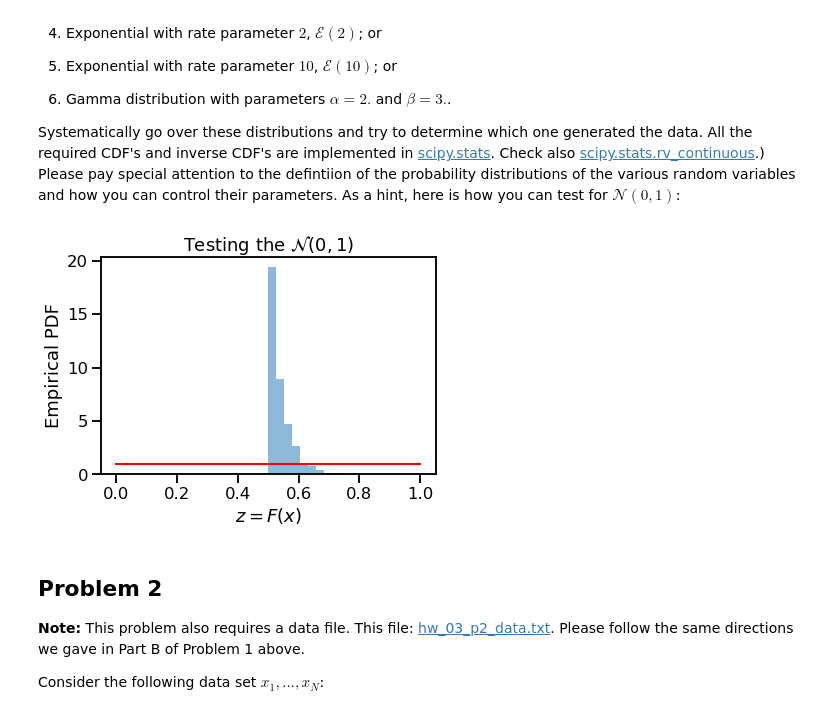
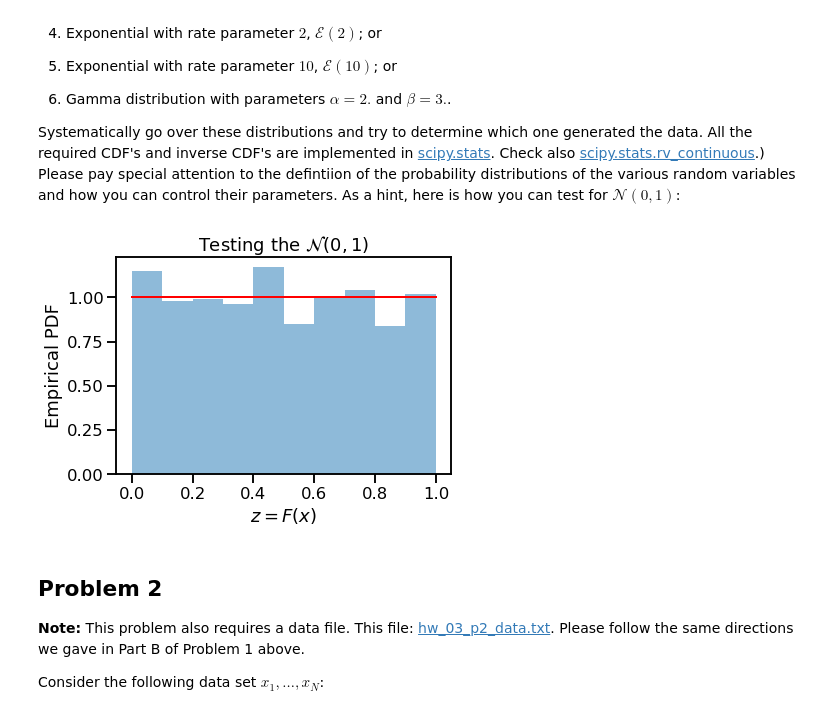
Before and after one commit to isaacdbowser/data-analytics-se, a Jupyter notebook: homework/homework_03.ipynb, the cells around one changed output. Saved outputs shown, nothing was run; the diff lists cells and outputs as text; code cells hidden in the pictures.

```diff
--- a/homework/homework_03.ipynb
+++ b/homework/homework_03.ipynb
@@ -105,16 +107,16 @@ Please pay special attention to the defintiion of the probability distributions
 As a hint, here is how you can test for $\mathcal{N}(0,1)$:
 # %%
 # Testing for N(0,1):
-transformed_data = st.norm(loc=0, scale=1).cdf(data) # cdf() gives the CDF of a random variable
+transformed_data = st.expon(scale=1/10).cdf(data) # cdf() gives the CDF of a random variable
 # If the data came from N(0,1), the histogram of the transformed_data should match that of a uniform:
 fig, ax = plt.subplots()
 ax.hist(transformed_data, density=True, alpha=0.5)
 ax.plot(np.linspace(0, 1,50), np.ones(50), lw=2, color='r') # This is the line that you should try to much.
 ax.set_xlabel('$z = F(x)$')
 ax.set_ylabel('Empirical PDF')
 ax.set_title('Testing the $\mathcal{N}(0,1)$');
 # %% [output]
-[figure, old version]
+[figure, new version]
 # %% [markdown]
 ## Problem 2
 
```
Also changed, not shown: parts of 8 cells of this notebook, 5 other files.
